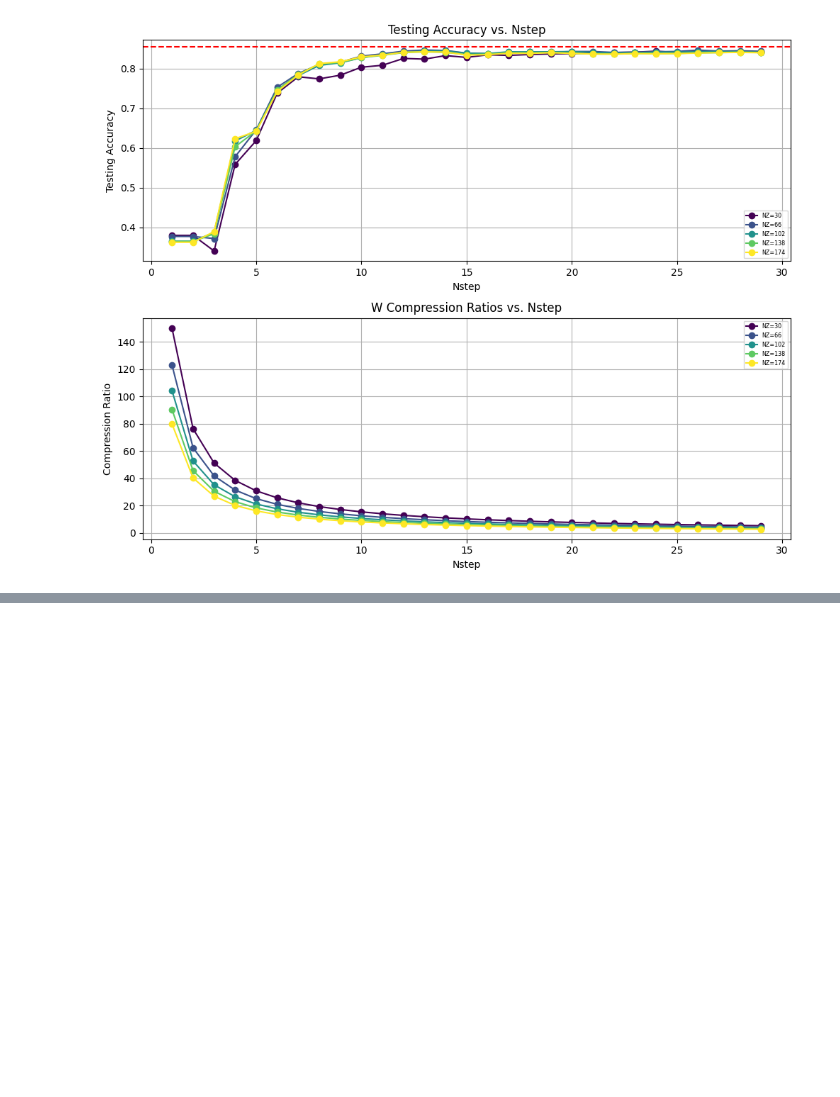
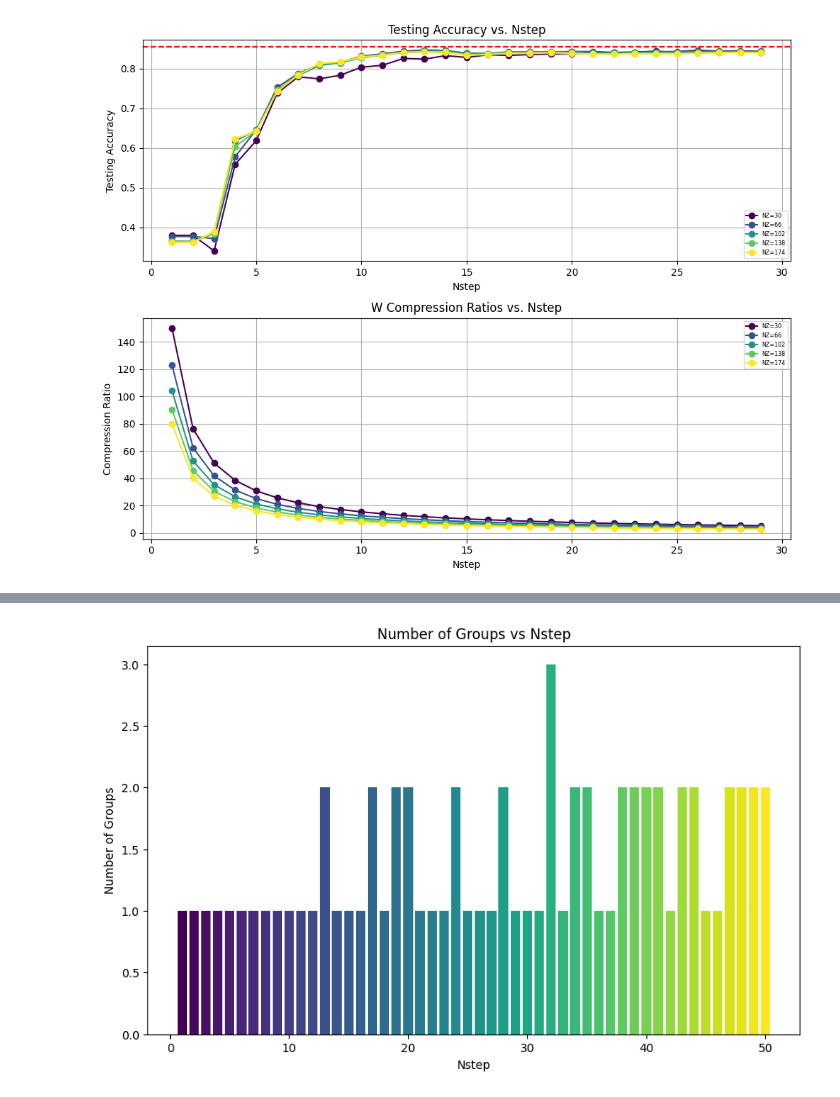
Before and after one commit to justinhuang666666/Approximate-Matrix-Vector-Multiplication, a Jupyter notebook: Fashion_LSTM.ipynb, the cells around one changed output, grey strips where cells are left out. Cells and saved outputs as stored; diff of their text form; code cells hidden in the pictures; blank space fills up the shorter version.

```diff
--- a/Fashion_LSTM.ipynb
+++ b/Fashion_LSTM.ipynb
@@ -794,0 +857,19 @@ evaluation5(weight_array,2)
+# %%
+def evaluation3(weight_array,strategy):
+    W = WeightArrayStep(weight_array,0.0001)
+    Nsteps = range(1, 51)
+
+    for step in Nsteps:
+        W.hybrid_iterative_approximation_step(strategy)
+
+    # Get a color map and generate a color for each bar
+    colors = cm.viridis(np.linspace(0, 1, len(Nsteps)))
+
+    plt.figure(figsize=(10, 6))
+    plt.bar(Nsteps, W.num_group, color=colors)
+    plt.xlabel('Nstep')
+    plt.ylabel('Number of Groups')
+    plt.title('Number of Groups vs Nstep')
+    plt.show()
+# %% [output]
+[figure, added]
```
Also changed, not shown: parts of 16 cells of this notebook, 4 other files.
